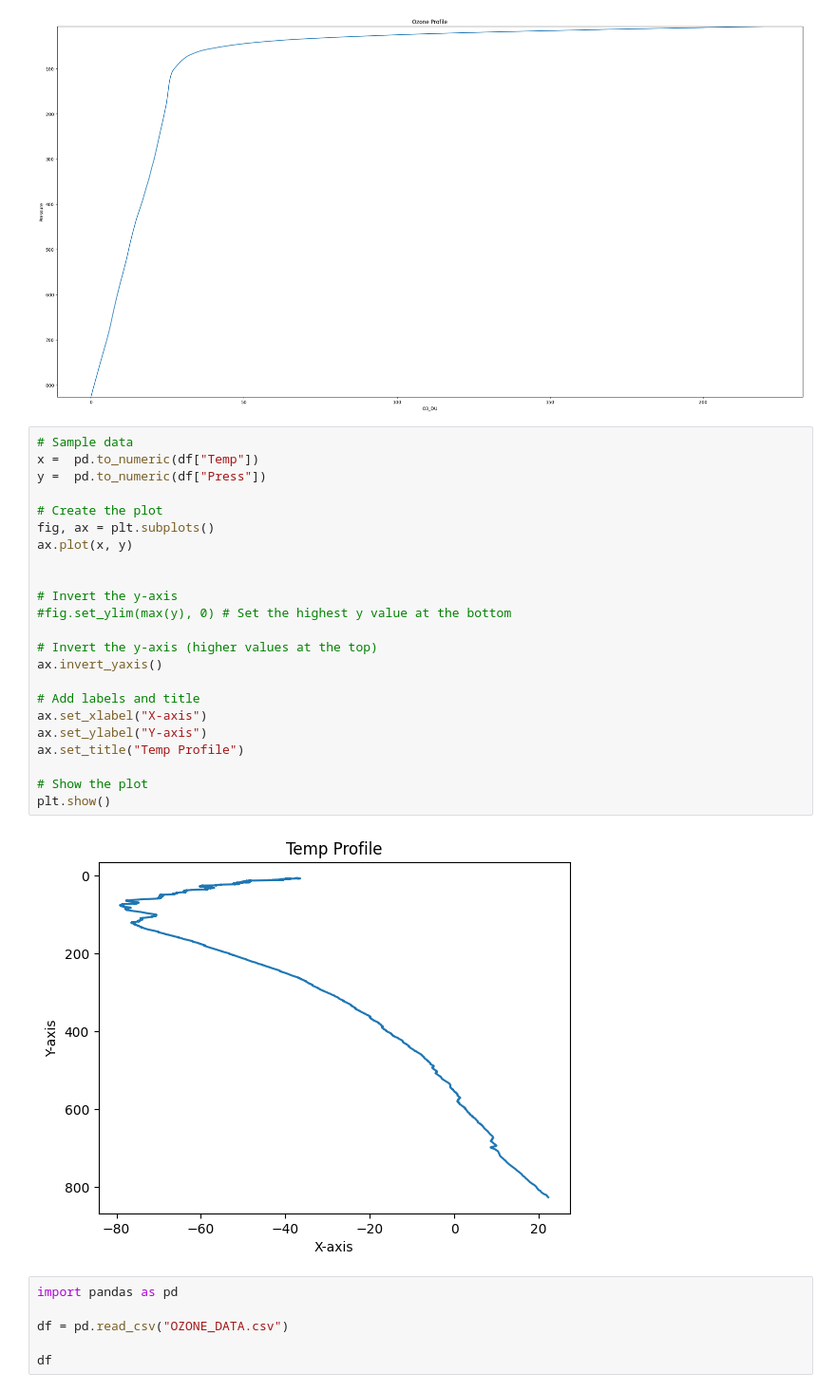
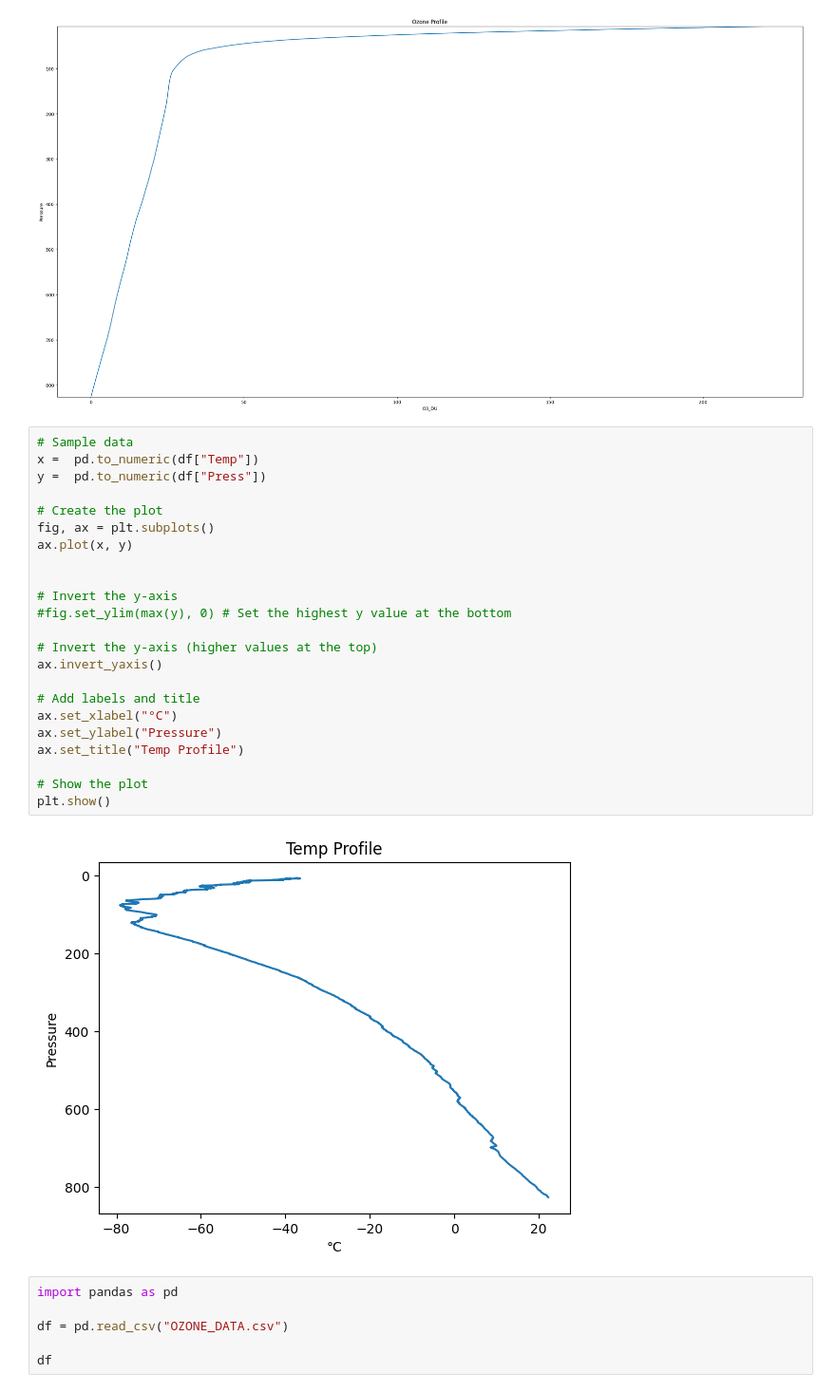
Before and after one commit to MUTUKU-1/OZONE_PROJECT, a Jupyter notebook: ozone.ipynb, the cells around one changed output. Shown: that part at 95% size. Drawn from its saved outputs; the diff is of its cells as text.

```diff
--- a/ozone.ipynb
+++ b/ozone.ipynb
@@ -130,28 +130,28 @@ plt.show()
 # %%
 # Sample data
 x =  pd.to_numeric(df["Temp"])
 y =  pd.to_numeric(df["Press"])
 
 # Create the plot
 fig, ax = plt.subplots()
 ax.plot(x, y)
 
 
 # Invert the y-axis
 #fig.set_ylim(max(y), 0) # Set the highest y value at the bottom
 
 # Invert the y-axis (higher values at the top)
 ax.invert_yaxis()
 
 # Add labels and title
-ax.set_xlabel("X-axis")
-ax.set_ylabel("Y-axis")
+ax.set_xlabel("°C")
+ax.set_ylabel("Pressure")
 ax.set_title("Temp Profile")
 
 # Show the plot
 plt.show()
 # %% [output]
-[figure, old version]
+[figure, new version]
 # %%
 import pandas as pd
 
```
Also changed, not shown: 1 other file.
